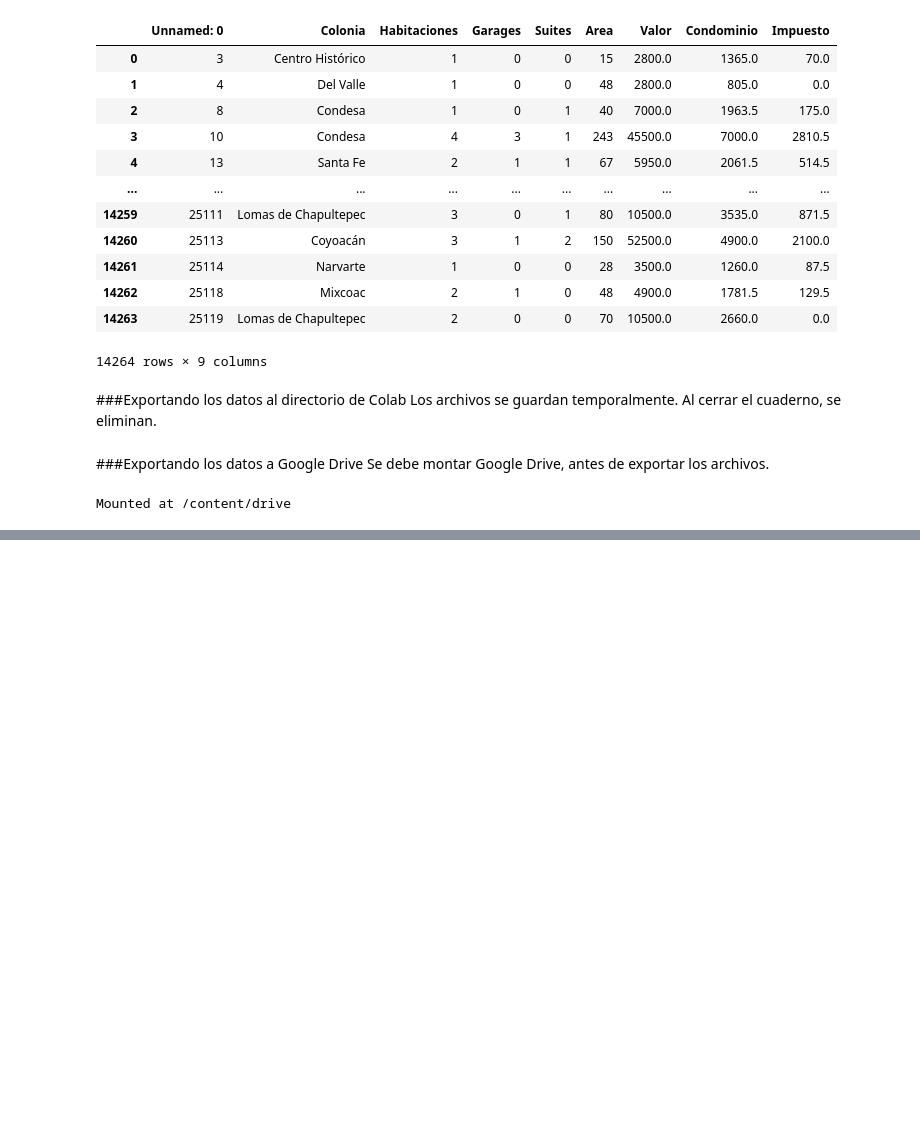
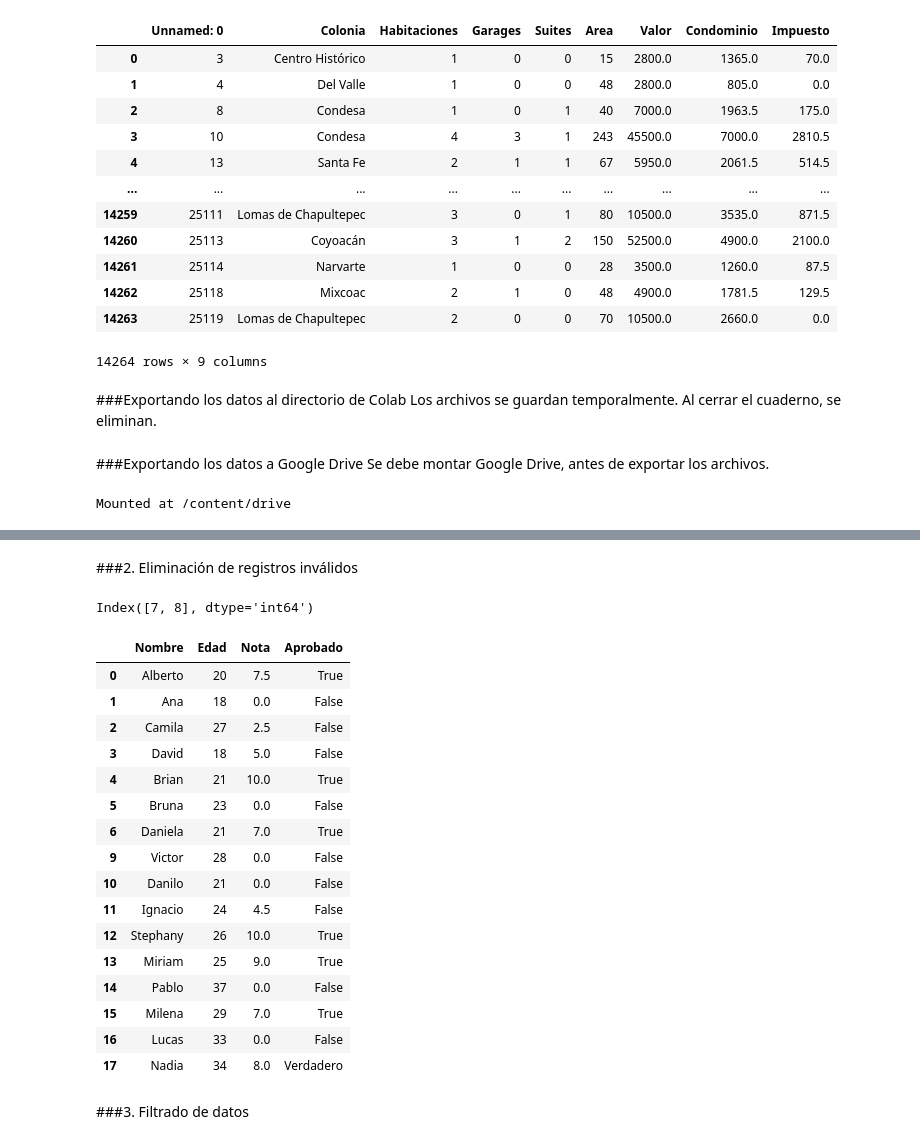
Before and after one commit to JLuceroVasquez/pandas-conociendo-la-biblioteca, a Jupyter notebook: inmuebles_cdmx.ipynb, the cells around one changed output, grey strips where cells are left out. Drawn from its saved outputs; the diff is of its cells as text; code cells hidden in the pictures; blank space fills up the shorter version.

```diff
--- a/inmuebles_cdmx.ipynb
+++ b/inmuebles_cdmx.ipynb
@@ -562,0 +588,6 @@ datos_departamento_filtro2.to_csv("/content/drive/MyDrive/Aprendizaje-vigente/Pr
+# %%
+#Considerando que solo la columna Nota tiene datos nulos. Se reemplazarán con "0".
+proyecto["Nota"]=proyecto.Nota.fillna(0)
+
+#Corroboramos el tratamiento de datos nulos.
+proyecto.isnull().sum()
@@ -562,0 +601,32 @@ datos_departamento_filtro2.to_csv("/content/drive/MyDrive/Aprendizaje-vigente/Pr
+# %% [markdown]
+###2. Eliminación de registros inválidos
+# %%
+#Se almacena en un array los índices correspondientes a los estudiantes Alicia y Carlos.
+indices_estudiantes_invalidos = proyecto.query('Nombre == "Alicia" or Nombre == "Carlos"').index
+indices_estudiantes_invalidos
+# %% [output]
+Index([7, 8], dtype='int64')
+# %%
+#Se empleó el método drop para eliminar los estudiantes inválidos.
+proyecto.drop(indices_estudiantes_invalidos,axis=0,inplace=True)
+proyecto
+# %% [output]
+|  | Nombre | Edad | Nota | Aprobado |
+| 0 | Alberto | 20 | 7.5 | True |
+| 1 | Ana | 18 | 0.0 | False |
+| 2 | Camila | 27 | 2.5 | False |
+| 3 | David | 18 | 5.0 | False |
+| 4 | Brian | 21 | 10.0 | True |
+| 5 | Bruna | 23 | 0.0 | False |
+| 6 | Daniela | 21 | 7.0 | True |
+| 9 | Victor | 28 | 0.0 | False |
+| 10 | Danilo | 21 | 0.0 | False |
+| 11 | Ignacio | 24 | 4.5 | False |
+| 12 | Stephany | 26 | 10.0 | True |
+| 13 | Miriam | 25 | 9.0 | True |
+| 14 | Pablo | 37 | 0.0 | False |
+| 15 | Milena | 29 | 7.0 | True |
+| 16 | Lucas | 33 | 0.0 | False |
+| 17 | Nadia | 34 | 8.0 | Verdadero |
+# %% [markdown]
+###3. Filtrado de datos
```
Also changed, not shown: parts of 41 cells of this notebook.
